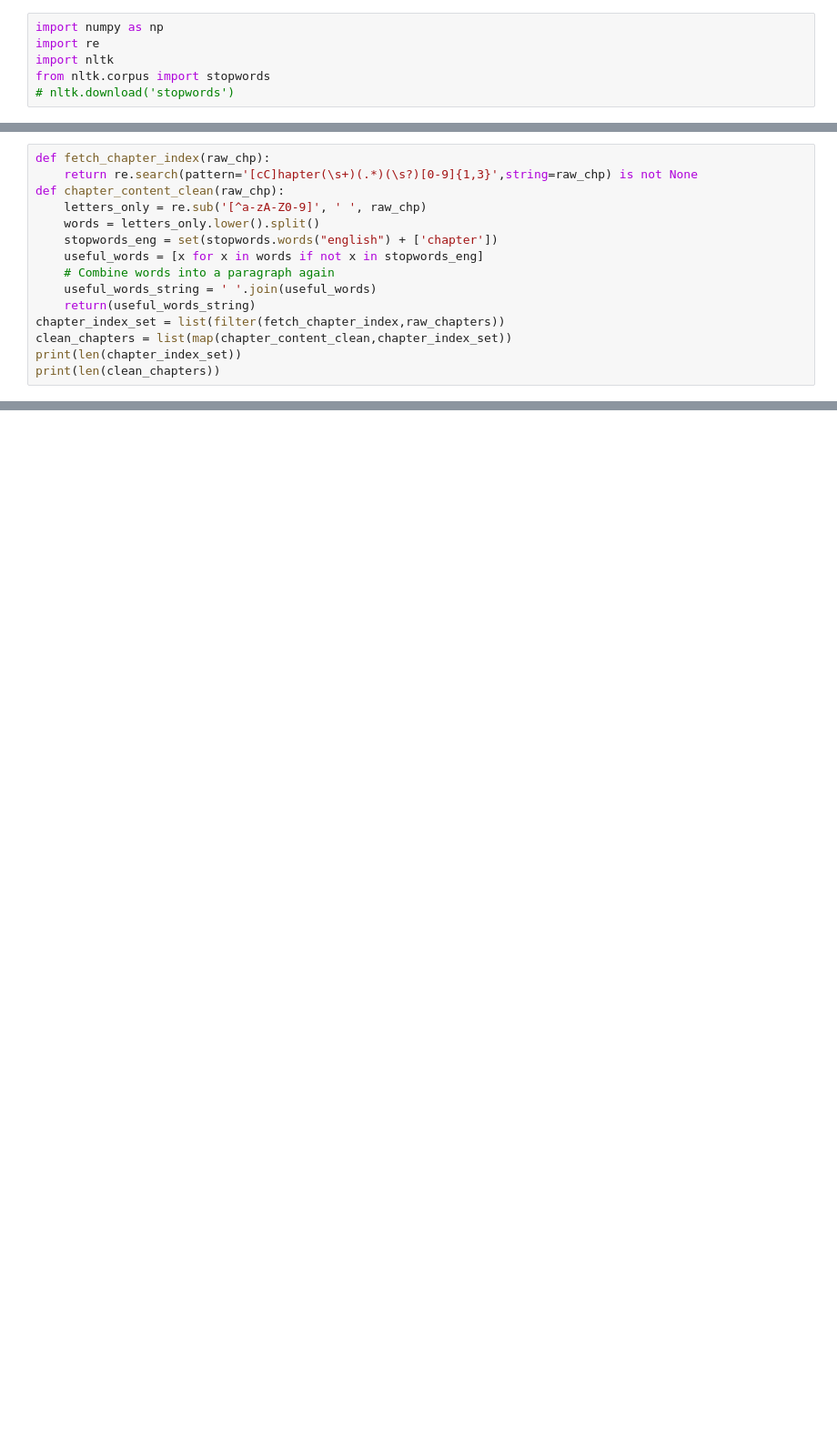
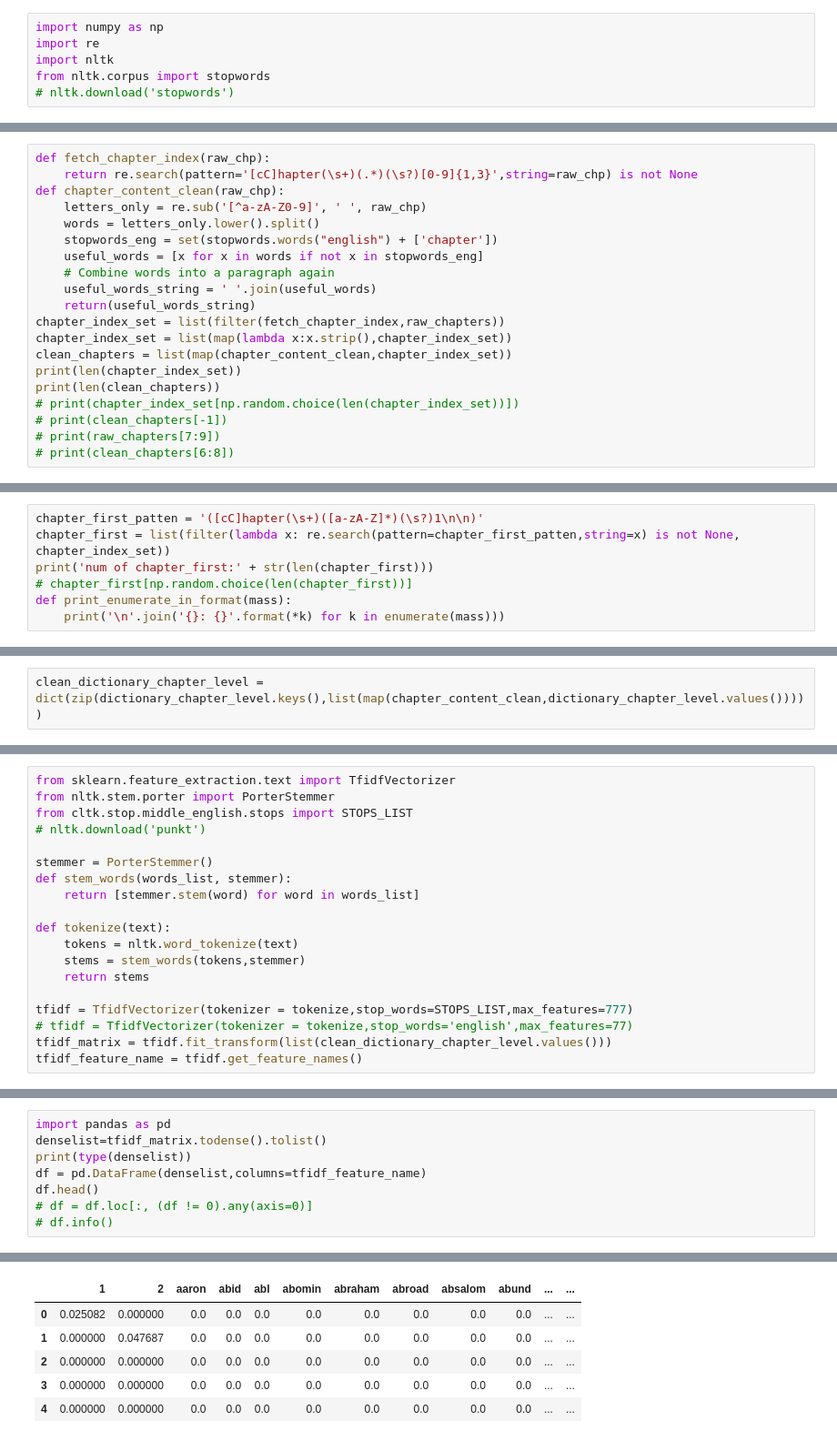
Before and after one commit to HookTech/donorschoose, a Jupyter notebook: sample/Bible Case/Bible_NLP_V1.ipynb, the cells around one changed output, grey strips where cells are left out. Shown at 91% size. Saved outputs shown, nothing was run; the diff lists cells and outputs as text; blank space fills up the shorter version.

```diff
--- a/sample/Bible Case/Bible_NLP_V1.ipynb
+++ b/sample/Bible Case/Bible_NLP_V1.ipynb
@@ -45,7 +40,12 @@ def chapter_content_clean(raw_chp):
     useful_words_string = ' '.join(useful_words)
     return(useful_words_string)
 chapter_index_set = list(filter(fetch_chapter_index,raw_chapters))
+chapter_index_set = list(map(lambda x:x.strip(),chapter_index_set))
 clean_chapters = list(map(chapter_content_clean,chapter_index_set))
 print(len(chapter_index_set))
 print(len(clean_chapters))
+# print(chapter_index_set[np.random.choice(len(chapter_index_set))])
+# print(clean_chapters[-1])
+# print(raw_chapters[7:9])
+# print(clean_chapters[6:8])
 # %% [output]
@@ -62,0 +54,7 @@ len(filter(lambda x: re.search(pattern='([cC]hapter(\s+)([a-zA-Z]*)(\s?)1\n\n)',
+# %%
+chapter_first_patten = '([cC]hapter(\s+)([a-zA-Z]*)(\s?)1\n\n)'
+chapter_first = list(filter(lambda x: re.search(pattern=chapter_first_patten,string=x) is not None, chapter_index_set))
+print('num of chapter_first:' + str(len(chapter_first)))
+# chapter_first[np.random.choice(len(chapter_first))]
+def print_enumerate_in_format(mass):
+    print('\n'.join('{}: {}'.format(*k) for k in enumerate(mass)))
@@ -62,0 +105,2 @@ len(filter(lambda x: re.search(pattern='([cC]hapter(\s+)([a-zA-Z]*)(\s?)1\n\n)',
+# %%
+clean_dictionary_chapter_level = dict(zip(dictionary_chapter_level.keys(),list(map(chapter_content_clean,dictionary_chapter_level.values()))))
@@ -62,0 +113,19 @@ len(filter(lambda x: re.search(pattern='([cC]hapter(\s+)([a-zA-Z]*)(\s?)1\n\n)',
+# %%
+from sklearn.feature_extraction.text import TfidfVectorizer
+from nltk.stem.porter import PorterStemmer
+from cltk.stop.middle_english.stops import STOPS_LIST
+# nltk.download('punkt')
+
+stemmer = PorterStemmer()
+def stem_words(words_list, stemmer):
+    return [stemmer.stem(word) for word in words_list]
+
+def tokenize(text):
+    tokens = nltk.word_tokenize(text)
+    stems = stem_words(tokens,stemmer)
+    return stems
+
+tfidf = TfidfVectorizer(tokenizer = tokenize,stop_words=STOPS_LIST,max_features=777)
+# tfidf = TfidfVectorizer(tokenizer = tokenize,stop_words='english',max_features=77)
+tfidf_matrix = tfidf.fit_transform(list(clean_dictionary_chapter_level.values()))
+tfidf_feature_name = tfidf.get_feature_names()
@@ -62,0 +139,9 @@ len(filter(lambda x: re.search(pattern='([cC]hapter(\s+)([a-zA-Z]*)(\s?)1\n\n)',
+# %%
+import pandas as pd
+denselist=tfidf_matrix.todense().tolist()
+print(type(denselist))
+df = pd.DataFrame(denselist,columns=tfidf_feature_name)
+df.head()
+# df = df.loc[:, (df != 0).any(axis=0)]
+# df.info()
+# %% [output]
@@ -62,0 +149,6 @@ len(filter(lambda x: re.search(pattern='([cC]hapter(\s+)([a-zA-Z]*)(\s?)1\n\n)',
+|  | 1 | 2 | aaron | abid | abl | abomin | abraham | abroad | absalom | abund | ... | ... |
+| 0 | 0.025082 | 0.000000 | 0.0 | 0.0 | 0.0 | 0.0 | 0.0 | 0.0 | 0.0 | 0.0 | ... | ... |
+| 1 | 0.000000 | 0.047687 | 0.0 | 0.0 | 0.0 | 0.0 | 0.0 | 0.0 | 0.0 | 0.0 | ... | ... |
+| 2 | 0.000000 | 0.000000 | 0.0 | 0.0 | 0.0 | 0.0 | 0.0 | 0.0 | 0.0 | 0.0 | ... | ... |
+| 3 | 0.000000 | 0.000000 | 0.0 | 0.0 | 0.0 | 0.0 | 0.0 | 0.0 | 0.0 | 0.0 | ... | ... |
+| 4 | 0.000000 | 0.000000 | 0.0 | 0.0 | 0.0 | 0.0 | 0.0 | 0.0 | 0.0 | 0.0 | ... | ... |
```
Also changed, not shown: parts of 18 cells of this notebook, 3 other files.
